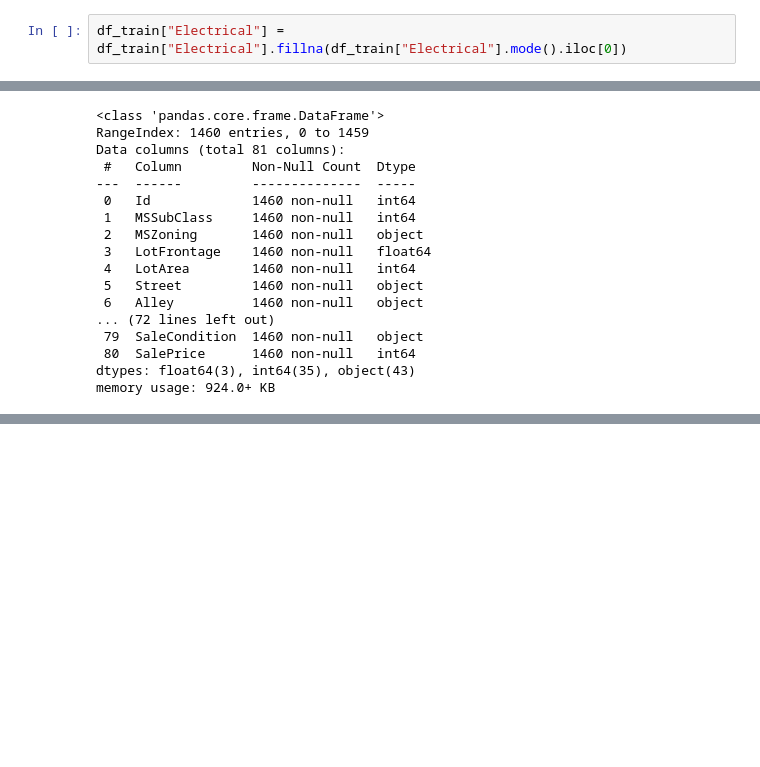
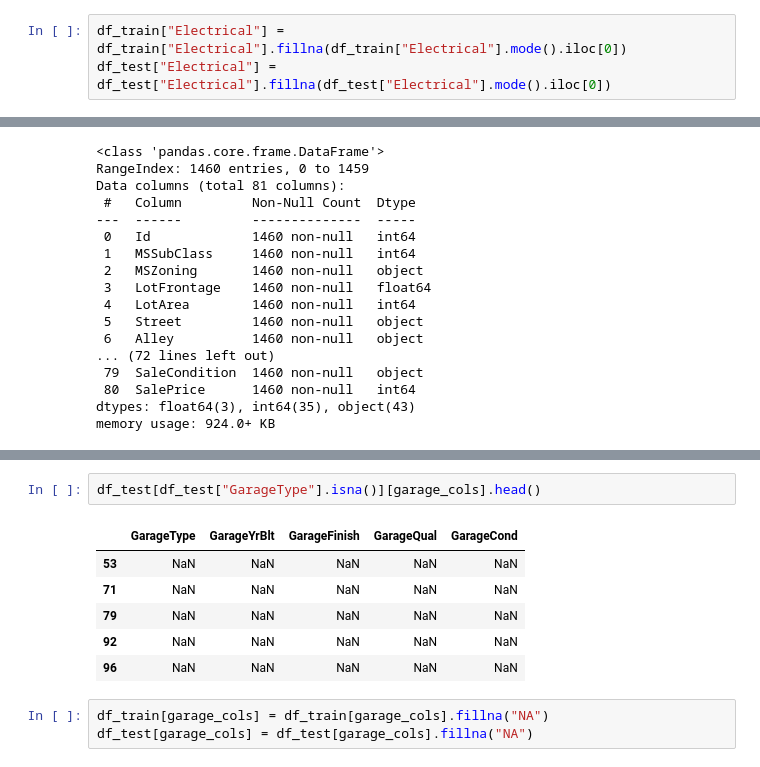
Before and after one commit to Alveaenerle/house-prices-prediction, a Jupyter notebook: main.ipynb, the cells around one changed output, grey strips where cells are left out. Cells and saved outputs as stored; diff of their text form; blank space fills up the shorter version.

```diff
--- a/main.ipynb
+++ b/main.ipynb
@@ -167,2 +161,3 @@ df_train[["BsmtQual", "BsmtCond", "BsmtExposure", "BsmtFinType1", "BsmtFinType2"
 # %%
 df_train["Electrical"] = df_train["Electrical"].fillna(df_train["Electrical"].mode().iloc[0])
+df_test["Electrical"] = df_test["Electrical"].fillna(df_test["Electrical"].mode().iloc[0])
@@ -188,0 +202,12 @@ memory usage: 924.0+ KB
+# %%
+df_test[df_test["GarageType"].isna()][garage_cols].head()
+# %% [output]
+|  | GarageType | GarageYrBlt | GarageFinish | GarageQual | GarageCond |
+| 53 | NaN | NaN | NaN | NaN | NaN |
+| 71 | NaN | NaN | NaN | NaN | NaN |
+| 79 | NaN | NaN | NaN | NaN | NaN |
+| 92 | NaN | NaN | NaN | NaN | NaN |
+| 96 | NaN | NaN | NaN | NaN | NaN |
+# %%
+df_train[garage_cols] = df_train[garage_cols].fillna("NA")
+df_test[garage_cols] = df_test[garage_cols].fillna("NA")
```
Also changed, not shown: parts of 9 cells of this notebook.
